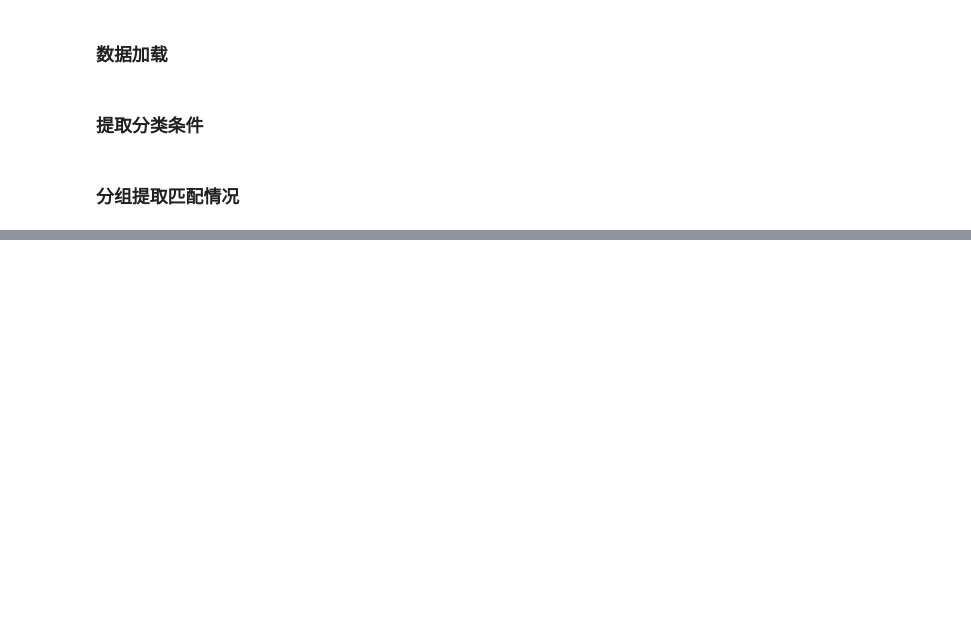
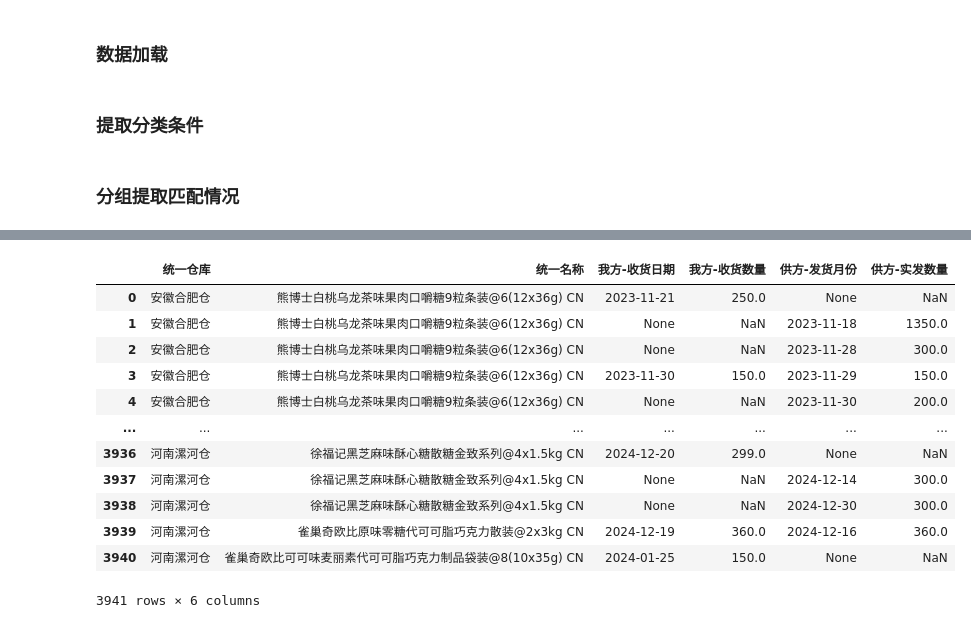
Before and after one commit to sqjian/financial_tools, a Jupyter notebook: notebook/duckdb.ipynb, the cells around one changed output, grey strips where cells are left out. Drawn from its saved outputs; the diff is of its cells as text; code cells hidden in the pictures; blank space fills up the shorter version.

```diff
--- a/notebook/duckdb.ipynb
+++ b/notebook/duckdb.ipynb
@@ -112,0 +116,8 @@ print(len(result))
+# %%
+from source.match_and_format_data import match_and_format_data
+
+part_a_df = part_a_conn.execute(f"SELECT 统一日期 as date, 收货数量 as numbers FROM part_a_group WHERE 统一仓库 = '安徽合肥仓' AND 统一名称 = 'DODO综合果味棒棒糖零食店@2x3Kg CN'").fetch_df()
+part_b_df = part_b_conn.execute(f"SELECT 统一日期 as date, 实发数量 as numbers FROM part_b_group WHERE 统一仓库 = '安徽合肥仓' AND 统一名称 = 'DODO综合果味棒棒糖零食店@2x3Kg CN'").fetch_df()
+rst = match_and_format_data(part_a_df.sort_values(by='date').to_dict("list"), part_b_df.sort_values(by='date').to_dict("list"))
+
+print(rst)
@@ -112,0 +138,46 @@ print(len(result))
+# %%
+from tqdm import tqdm
+import pandas as pd
+import numpy as np
+from source.match_and_format_data import match_and_format_data
+
+df_list = []
+
+for group1 in tqdm(part_a_conn.sql("select 统一仓库 from part_a_group").fetchdf()["统一仓库"].unique()):
+    for group2 in part_a_conn.sql("select 统一名称 from part_a_group").fetchdf()["统一名称"].unique():
+        part_a_df = part_a_conn.execute(f"SELECT 统一日期 as date, 收货数量 as numbers FROM part_a_group WHERE 统一仓库 = '{group1}' AND 统一名称 = '{group2}'").fetch_df()
+        part_b_df = part_b_conn.execute(f"SELECT 统一日期 as date, 实发数量 as numbers FROM part_b_group WHERE 统一仓库 = '{group1}' AND 统一名称 = '{group2}'").fetch_df()
+        if all([part_a_df.empty, part_b_df.empty]):
+            continue
+        try:
+            rst = match_and_format_data(part_a_df.sort_values(by='date').to_dict("list"), part_b_df.sort_values(by='date').to_dict("list"))
+        except:
+            print(group1,group2)
+            print(part_a_df.sort_values(by='date').to_dict("list"))
+            print(part_b_df.sort_values(by='date').to_dict("list"))
+            raise
+        rst["统一仓库"] = group1
+        rst["统一名称"] = group2
+        df_list.append(rst.copy())
+
+# 合并所有 DataFrame
+result = pd.concat(df_list, ignore_index=True)
+# %%
+result = result.reindex(columns=["统一仓库", "统一名称", "part_a.date", "part_a.numbers", "part_b.date", "part_b.numbers"])
+result.rename(columns={"part_a.date": "我方-收货日期", "part_a.numbers": "我方-收货数量", "part_b.date": "供方-发货月份", "part_b.numbers": "供方-实发数量"}, inplace=True)
+
+result
+# %% [output]
+|  | 统一仓库 | 统一名称 | 我方-收货日期 | 我方-收货数量 | 供方-发货月份 | 供方-实发数量 |
+| 0 | 安徽合肥仓 | 熊博士白桃乌龙茶味果肉口嚼糖9粒条装@6(12x36g) CN | 2023-11-21 | 250.0 | None | NaN |
+| 1 | 安徽合肥仓 | 熊博士白桃乌龙茶味果肉口嚼糖9粒条装@6(12x36g) CN | None | NaN | 2023-11-18 | 1350.0 |
+| 2 | 安徽合肥仓 | 熊博士白桃乌龙茶味果肉口嚼糖9粒条装@6(12x36g) CN | None | NaN | 2023-11-28 | 300.0 |
+| 3 | 安徽合肥仓 | 熊博士白桃乌龙茶味果肉口嚼糖9粒条装@6(12x36g) CN | 2023-11-30 | 150.0 | 2023-11-29 | 150.0 |
+| 4 | 安徽合肥仓 | 熊博士白桃乌龙茶味果肉口嚼糖9粒条装@6(12x36g) CN | None | NaN | 2023-11-30 | 200.0 |
+| ... | ... | ... | ... | ... | ... | ... |
+| 3936 | 河南漯河仓 | 徐福记黑芝麻味酥心糖散糖金致系列@4x1.5kg CN | 2024-12-20 | 299.0 | None | NaN |
+| 3937 | 河南漯河仓 | 徐福记黑芝麻味酥心糖散糖金致系列@4x1.5kg CN | None | NaN | 2024-12-14 | 300.0 |
+| 3938 | 河南漯河仓 | 徐福记黑芝麻味酥心糖散糖金致系列@4x1.5kg CN | None | NaN | 2024-12-30 | 300.0 |
+| 3939 | 河南漯河仓 | 雀巢奇欧比原味零糖代可可脂巧克力散装@2x3kg CN | 2024-12-19 | 360.0 | 2024-12-16 | 360.0 |
+| 3940 | 河南漯河仓 | 雀巢奇欧比可可味麦丽素代可可脂巧克力制品袋装@8(10x35g) CN | 2024-01-25 | 150.0 | None | NaN |
+3941 rows × 6 columns
```
Also changed, not shown: parts of 13 cells of this notebook, 4 other files.
